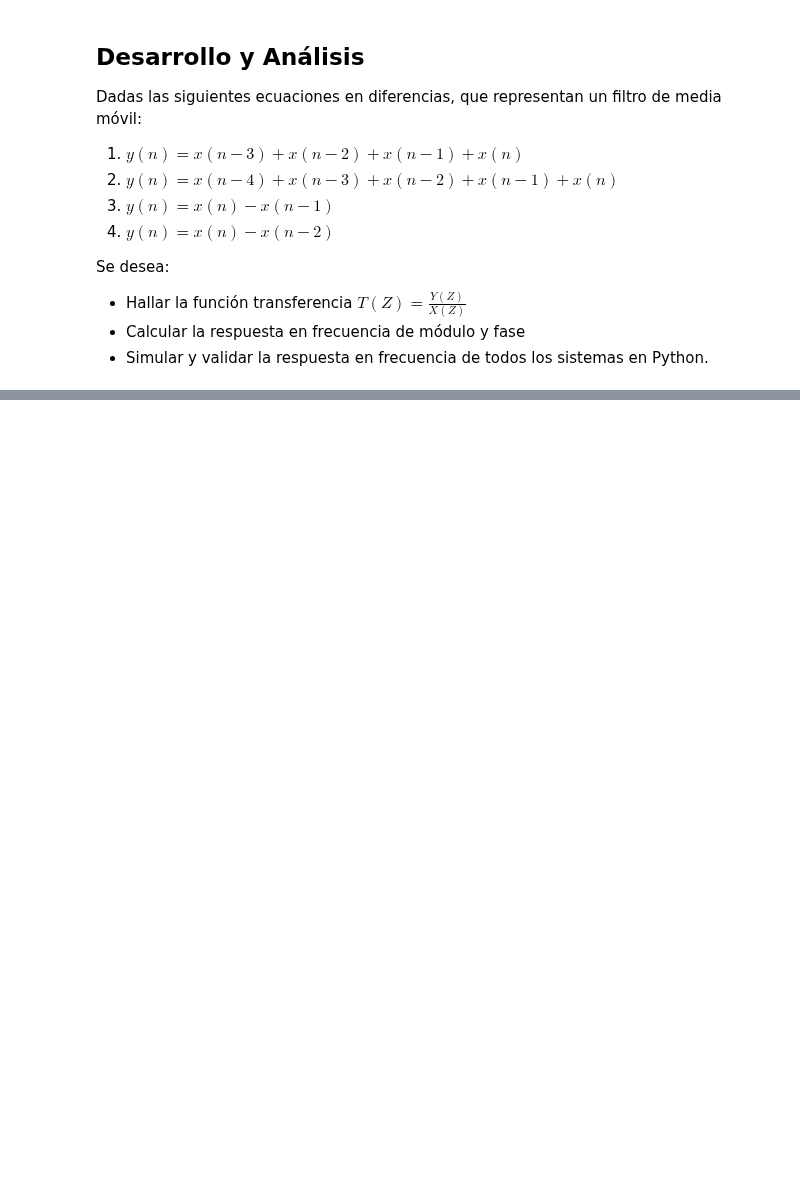
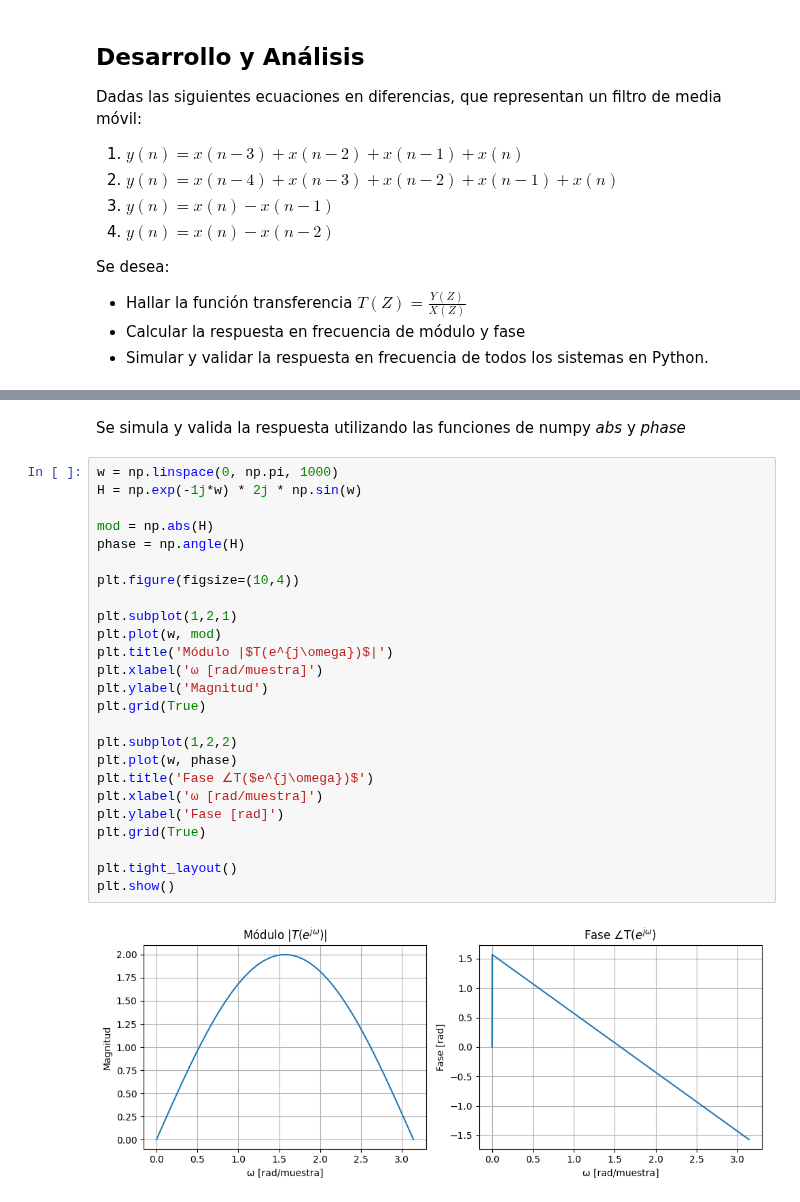
Before and after one commit to mtaranilla/APS_2025, a Jupyter notebook: TS_TARANILLA_SALGADO/TS7_TransformadaZ/TS7_TransformadaZ_RtaFrecuencia_TARANILLA_SALGADO.ipynb, the cells around one changed output, grey strips where cells are left out. Drawn from its saved outputs; the diff is of its cells as text; blank space fills up the shorter version.

```diff
--- a/TS_TARANILLA_SALGADO/TS7_TransformadaZ/TS7_TransformadaZ_RtaFrecuencia_TARANILLA_SALGADO.ipynb
+++ b/TS_TARANILLA_SALGADO/TS7_TransformadaZ/TS7_TransformadaZ_RtaFrecuencia_TARANILLA_SALGADO.ipynb
@@ -60,0 +175,29 @@ $$e^{j0}+e^{-j\Omega}+e^{-2j\Omega}+e^{-3j\Omega}+e^{-4j\Omega}$$
+# %% [markdown]
+Se simula y valida la respuesta utilizando las funciones de numpy *abs* y *phase*
+# %%
+w = np.linspace(0, np.pi, 1000)
+H = np.exp(-1j*w) * 2j * np.sin(w)
+
+mod = np.abs(H)
+phase = np.angle(H)
+
+plt.figure(figsize=(10,4))
+
+plt.subplot(1,2,1)
+plt.plot(w, mod)
+plt.title('Módulo |$T(e^{j\omega})$|')
+plt.xlabel('ω [rad/muestra]')
+plt.ylabel('Magnitud')
+plt.grid(True)
+
+plt.subplot(1,2,2)
+plt.plot(w, phase)
+plt.title('Fase ∠T($e^{j\omega})$')
+plt.xlabel('ω [rad/muestra]')
+plt.ylabel('Fase [rad]')
+plt.grid(True)
+
+plt.tight_layout()
+plt.show()
+# %% [output]
+[figure, added]
```
Also changed, not shown: parts of 7 cells of this notebook.
